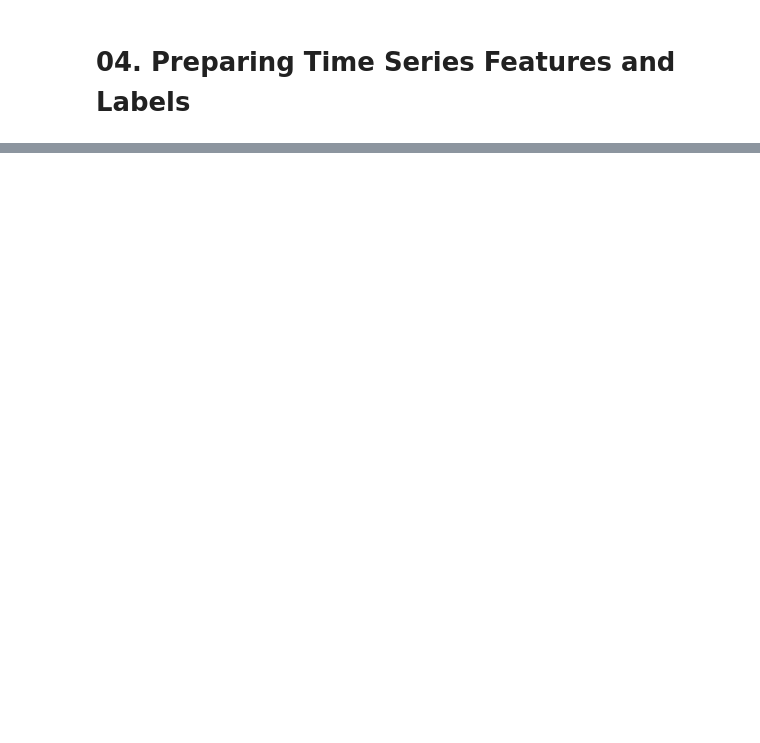
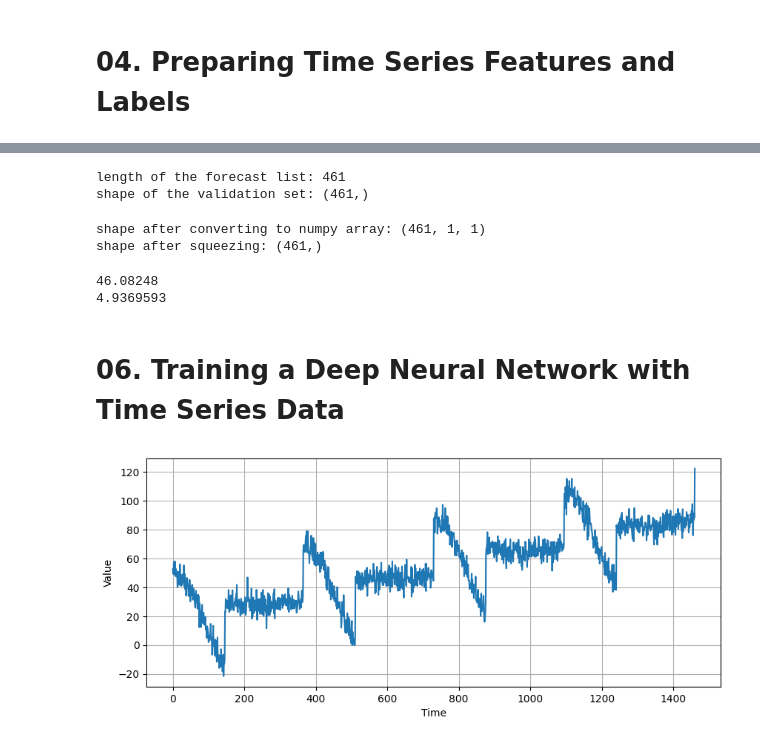
Before and after one commit to rezabehzadi/Deep-Learning-Course-TensorFlow, a Jupyter notebook: 04. Sequences-Time-Series-and-Prediction.ipynb, the cells around one changed output, grey strips where cells are left out. Drawn from its saved outputs; the diff is of its cells as text; code cells hidden in the pictures; blank space fills up the shorter version.

```diff
--- a/04. Sequences-Time-Series-and-Prediction.ipynb
+++ b/04. Sequences-Time-Series-and-Prediction.ipynb
@@ -440,0 +467,17 @@ plot_series(time_valid, (x_valid, naive_forecast), start=0, end=150)
+# %%
+# Initialize a list
+forecast = []
+
+# Use the model to predict data points per window size
+for time in range(len(series) - window_size):
+  forecast.append(model.predict(series[time:time + window_size][np.newaxis], verbose=0))
+
+# Slice the points that are aligned with the validation set
+forecast = forecast[split_time - window_size:]
+
+# Compare number of elements in the predictions and the validation set
+print(f'length of the forecast list: {len(forecast)}')
+print(f'shape of the validation set: {x_valid.shape}')
+# %% [output]
+length of the forecast list: 461
+shape of the validation set: (461,)
@@ -440,0 +486,40 @@ plot_series(time_valid, (x_valid, naive_forecast), start=0, end=150)
+# %%
+# Preview shapes after using the conversion and squeeze methods
+print(f'shape after converting to numpy array: {np.array(forecast).shape}')
+print(f'shape after squeezing: {np.array(forecast).squeeze().shape}')
+
+# Convert to a numpy array and drop single dimensional axes
+results = np.array(forecast).squeeze()
+
+# Overlay the results with the validation set
+# plot_series(time_valid, (x_valid, results))
+# %% [output]
+shape after converting to numpy array: (461, 1, 1)
+shape after squeezing: (461,)
+# %%
+# Compute the metrics
+print(tf.keras.metrics.mse(x_valid, results).numpy())
+print(tf.keras.metrics.mae(x_valid, results).numpy())
+# %% [output]
+46.08248
+4.9369593
+# %% [markdown]
+# 06. Training a Deep Neural Network with Time Series Data
+# %%
+# Parameters
+time = np.arange(4 * 365 + 1, dtype="float32")
+baseline = 10
+amplitude = 40
+slope = 0.05
+noise_level = 5
+
+# Create the series
+series = baseline + trend(time, slope) + seasonality(time, period=365, amplitude=amplitude)
+
+# Update with noise
+series += noise(time, noise_level, seed=42)
+
+# Plot the results
+plot_series(time, series)
+# %% [output]
+[figure, added]
```
Also changed, not shown: parts of 60 cells of this notebook, 4 other files.
